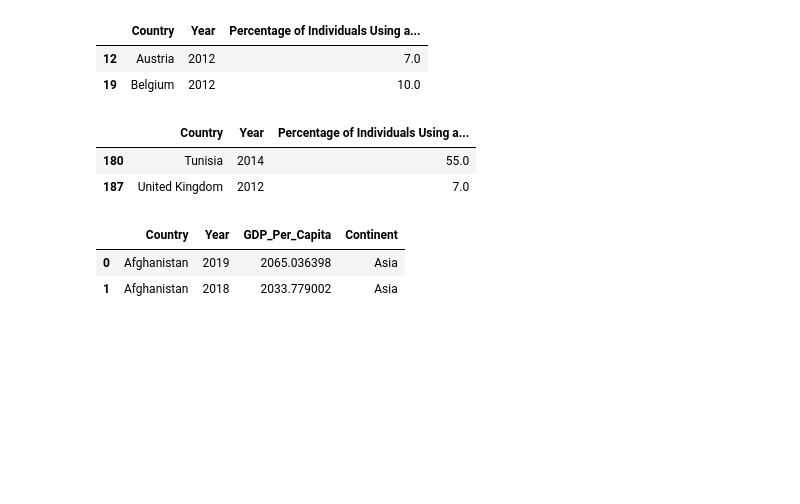
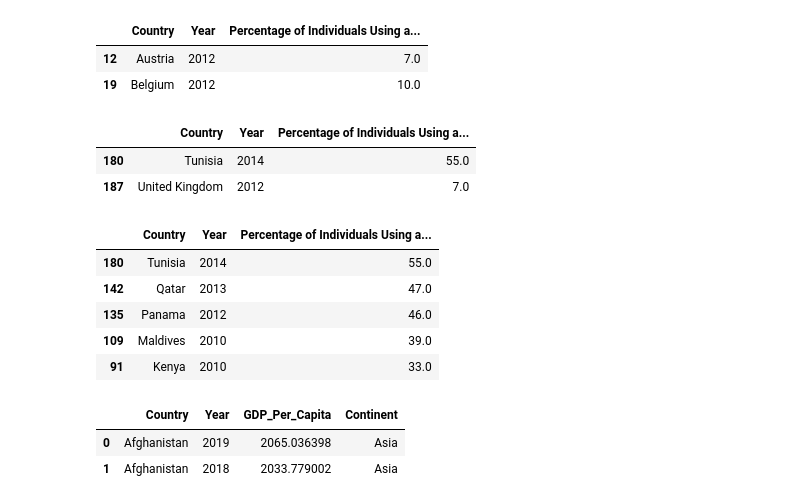
Before and after one commit to nss-data-science-cohort-6/un_data_question-jeffreyreeve, a Jupyter notebook: notebooks/UN_Data_Exploration.ipynb, the cells around one changed output. Saved outputs shown, nothing was run; the diff lists cells and outputs as text; code cells hidden in the pictures; blank space fills up the shorter version.

```diff
--- a/notebooks/UN_Data_Exploration.ipynb
+++ b/notebooks/UN_Data_Exploration.ipynb
@@ -584,6 +584,15 @@ mobile_phone_percent_usage.tail(2)
 |  | Country | Year | Percentage of Individuals Using a... |
 | 180 | Tunisia | 2014 | 55.0 |
 | 187 | United Kingdom | 2012 | 7.0 |
+# %%
+mobile_phone_percent_usage.nlargest(5, 'Percentage of Individuals Using a Mobile Phone')
+# %% [output]
+|  | Country | Year | Percentage of Individuals Using a... |
+| 180 | Tunisia | 2014 | 55.0 |
+| 142 | Qatar | 2013 | 47.0 |
+| 135 | Panama | 2012 | 46.0 |
+| 109 | Maldives | 2010 | 39.0 |
+| 91 | Kenya | 2010 | 33.0 |
 # %%
 gdp_df.head(2)
 # %% [output]
```
